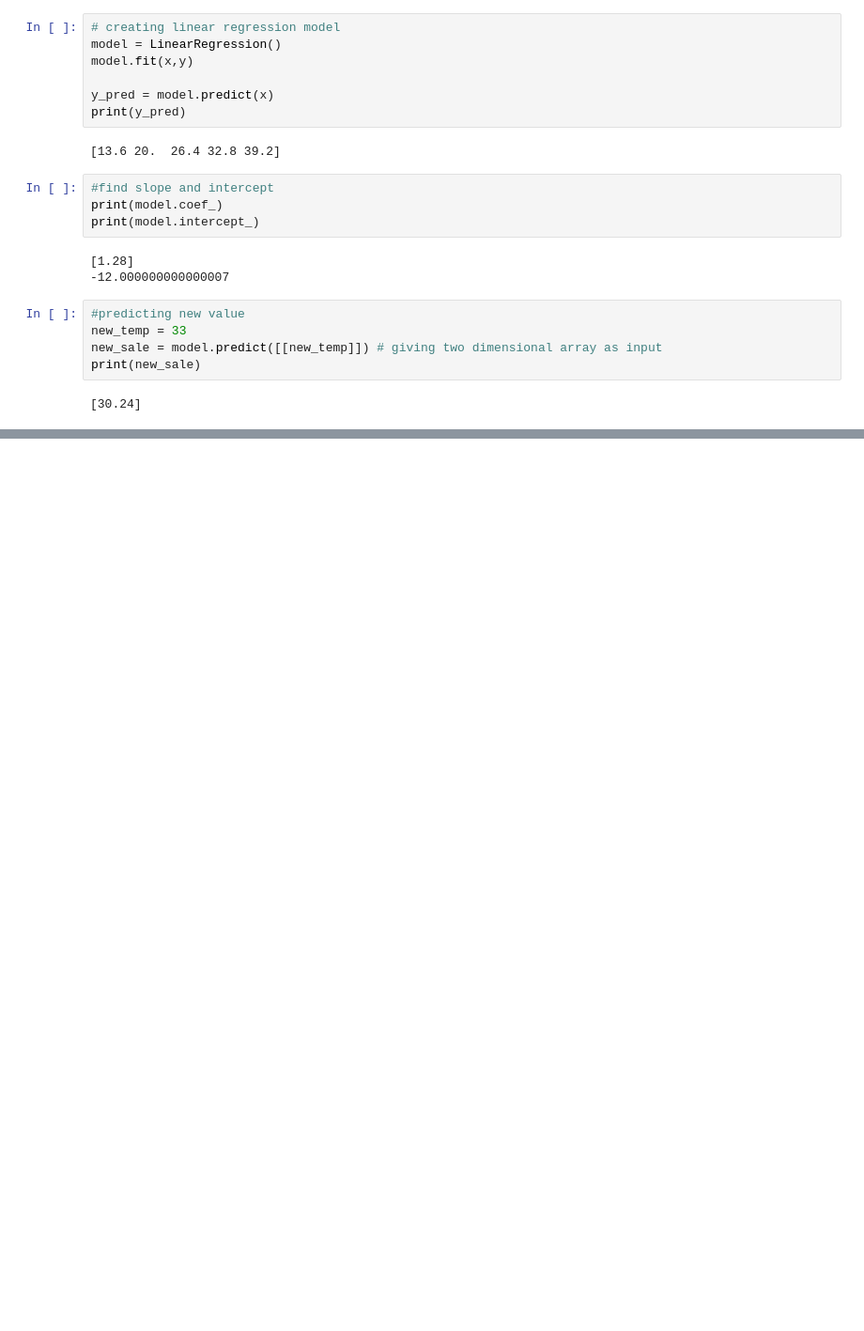
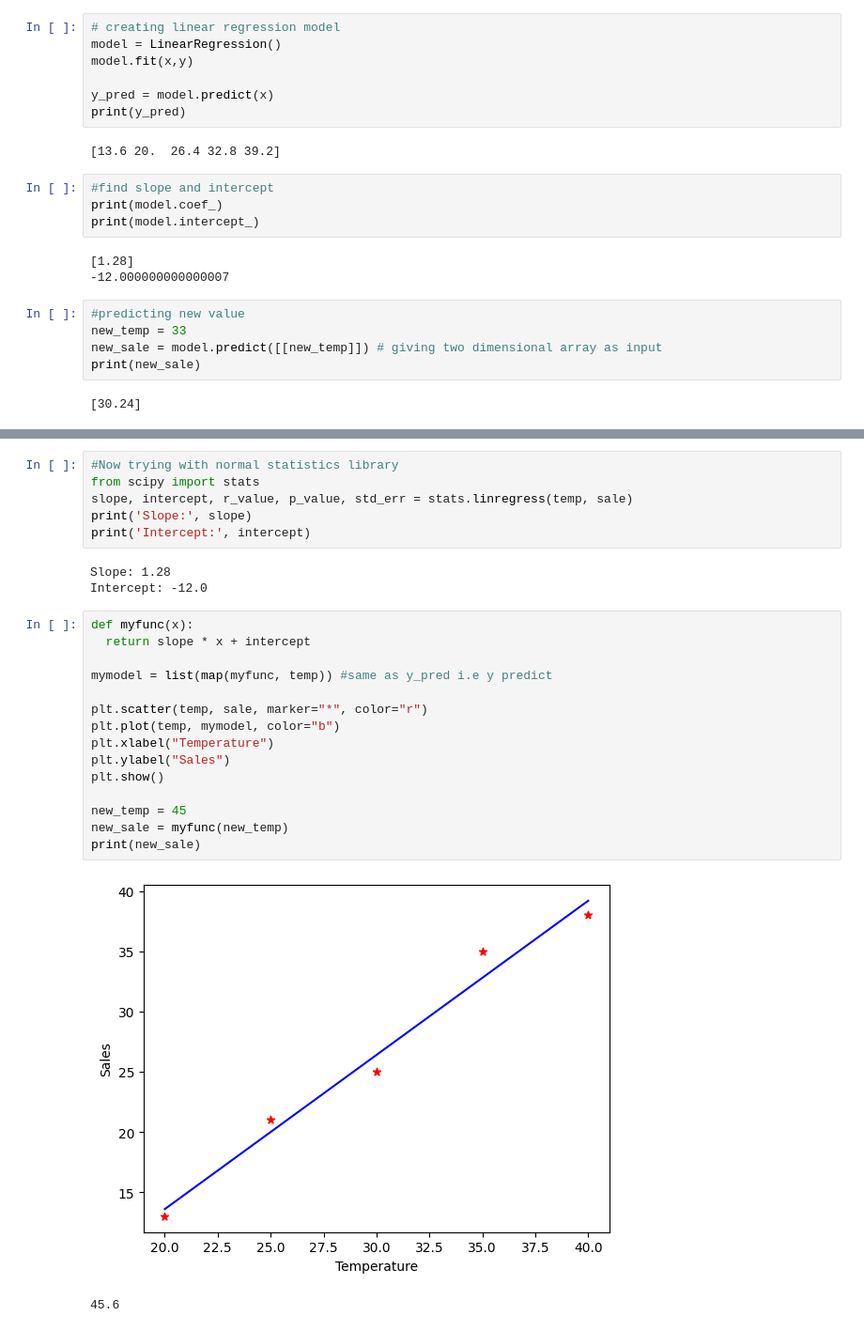
Before and after one commit to DevCodeByte/LearnML, a Jupyter notebook: ML_Day_09.ipynb, the cells around one changed output, grey strips where cells are left out. Shown at 94% size. Cells and saved outputs as stored; diff of their text form; blank space fills up the shorter version.

```diff
--- a/ML_Day_09.ipynb
+++ b/ML_Day_09.ipynb
@@ -56,0 +72,27 @@ print(new_sale)
+# %%
+#Now trying with normal statistics library
+from scipy import stats
+slope, intercept, r_value, p_value, std_err = stats.linregress(temp, sale)
+print('Slope:', slope)
+print('Intercept:', intercept)
+# %% [output]
+Slope: 1.28
+Intercept: -12.0
+# %%
+def myfunc(x):
+  return slope * x + intercept
+
+mymodel = list(map(myfunc, temp)) #same as y_pred i.e y predict
+
+plt.scatter(temp, sale, marker="*", color="r")
+plt.plot(temp, mymodel, color="b")
+plt.xlabel("Temperature")
+plt.ylabel("Sales")
+plt.show()
+
+new_temp = 45
+new_sale = myfunc(new_temp)
+print(new_sale)
+# %% [output]
+[figure, added]
+45.6
```
Also changed, not shown: parts of 2 cells of this notebook.
